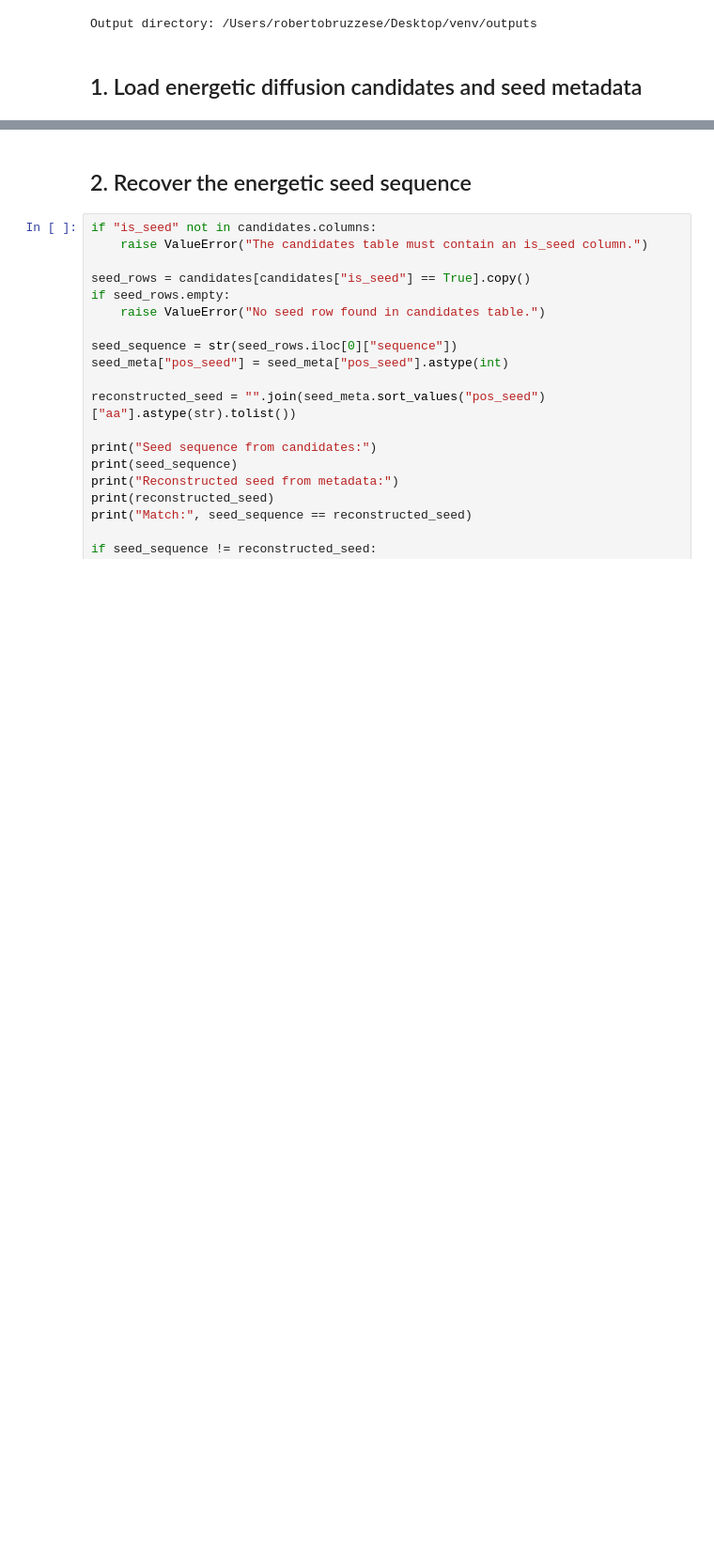
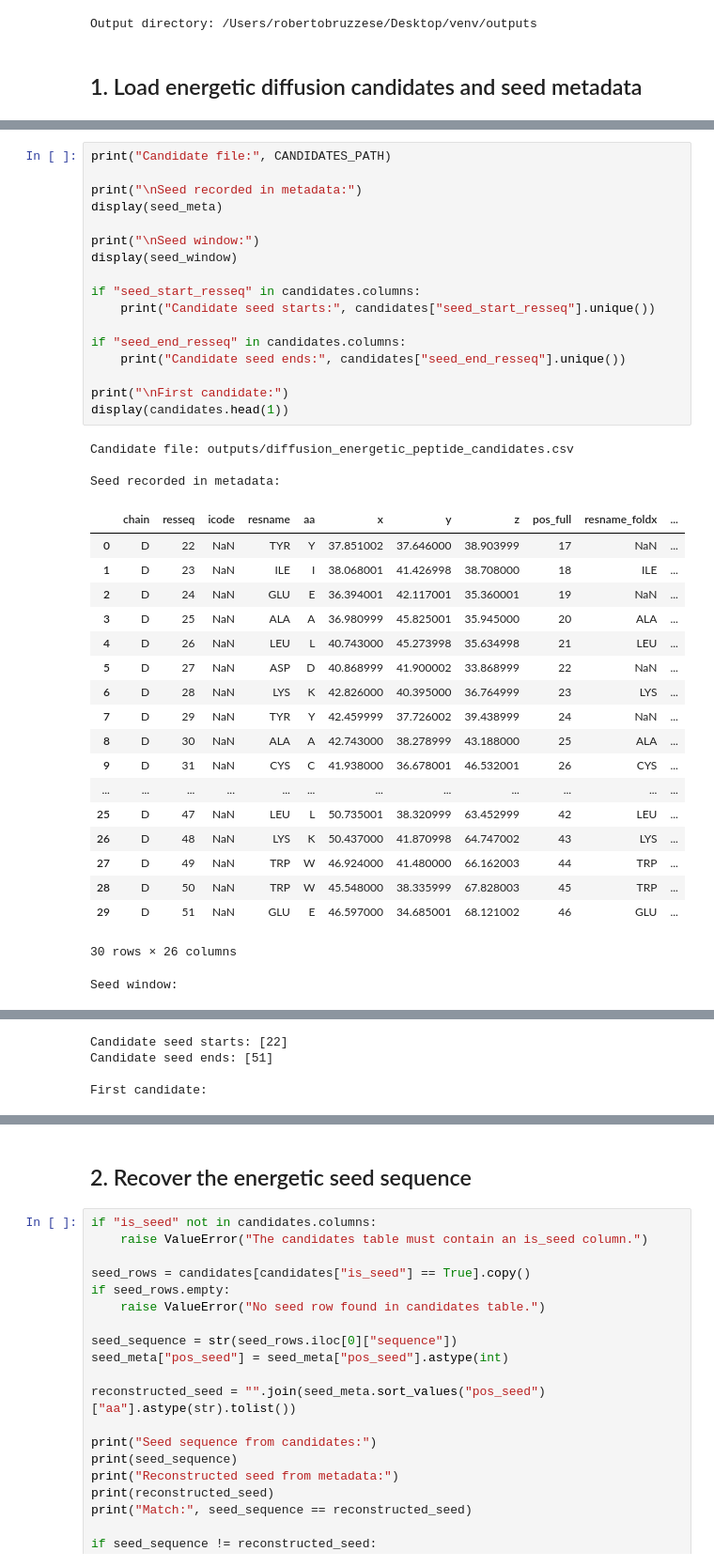
Before and after one commit to robertobruzzese/PEARL, a Jupyter notebook: pipeline_1_initial_prototype/04b_Candidate_Validation_PreDocking_EnergeticHotspots.ipynb, the cells around one changed output, grey strips where cells are left out. Shown at 94% size. Cells and saved outputs as stored; diff of their text form; blank space fills up the shorter version.

```diff
--- a/pipeline_1_initial_prototype/04b_Candidate_Validation_PreDocking_EnergeticHotspots.ipynb
+++ b/pipeline_1_initial_prototype/04b_Candidate_Validation_PreDocking_EnergeticHotspots.ipynb
@@ -139,0 +158,40 @@ energetic_hotspots shape: (15, 17)
+# %%
+print("Candidate file:", CANDIDATES_PATH)
+
+print("\nSeed recorded in metadata:")
+display(seed_meta)
+
+print("\nSeed window:")
+display(seed_window)
+
+if "seed_start_resseq" in candidates.columns:
+    print("Candidate seed starts:", candidates["seed_start_resseq"].unique())
+
+if "seed_end_resseq" in candidates.columns:
+    print("Candidate seed ends:", candidates["seed_end_resseq"].unique())
+
+print("\nFirst candidate:")
+display(candidates.head(1))
+# %% [output]
+Candidate file: outputs/diffusion_energetic_peptide_candidates.csv
+
+Seed recorded in metadata:
+|  | chain | resseq | icode | resname | aa | x | y | z | pos_full | resname_foldx | ... |
+| 0 | D | 22 | NaN | TYR | Y | 37.851002 | 37.646000 | 38.903999 | 17 | NaN | ... |
+| 1 | D | 23 | NaN | ILE | I | 38.068001 | 41.426998 | 38.708000 | 18 | ILE | ... |
+| 2 | D | 24 | NaN | GLU | E | 36.394001 | 42.117001 | 35.360001 | 19 | NaN | ... |
+| 3 | D | 25 | NaN | ALA | A | 36.980999 | 45.825001 | 35.945000 | 20 | ALA | ... |
+| 4 | D | 26 | NaN | LEU | L | 40.743000 | 45.273998 | 35.634998 | 21 | LEU | ... |
+| 5 | D | 27 | NaN | ASP | D | 40.868999 | 41.900002 | 33.868999 | 22 | NaN | ... |
+| 6 | D | 28 | NaN | LYS | K | 42.826000 | 40.395000 | 36.764999 | 23 | LYS | ... |
+| 7 | D | 29 | NaN | TYR | Y | 42.459999 | 37.726002 | 39.438999 | 24 | NaN | ... |
+| 8 | D | 30 | NaN | ALA | A | 42.743000 | 38.278999 | 43.188000 | 25 | ALA | ... |
+| 9 | D | 31 | NaN | CYS | C | 41.938000 | 36.678001 | 46.532001 | 26 | CYS | ... |
+| ... | ... | ... | ... | ... | ... | ... | ... | ... | ... | ... | ... |
+| 25 | D | 47 | NaN | LEU | L | 50.735001 | 38.320999 | 63.452999 | 42 | LEU | ... |
+| 26 | D | 48 | NaN | LYS | K | 50.437000 | 41.870998 | 64.747002 | 43 | LYS | ... |
+| 27 | D | 49 | NaN | TRP | W | 46.924000 | 41.480000 | 66.162003 | 44 | TRP | ... |
+| 28 | D | 50 | NaN | TRP | W | 45.548000 | 38.335999 | 67.828003 | 45 | TRP | ... |
+| 29 | D | 51 | NaN | GLU | E | 46.597000 | 34.685001 | 68.121002 | 46 | GLU | ... |
+30 rows × 26 columns
+Seed window:
@@ -139,0 +200,4 @@ energetic_hotspots shape: (15, 17)
+Candidate seed starts: [22]
+Candidate seed ends: [51]
+
+First candidate:
```
Also changed, not shown: parts of 17 cells of this notebook.
